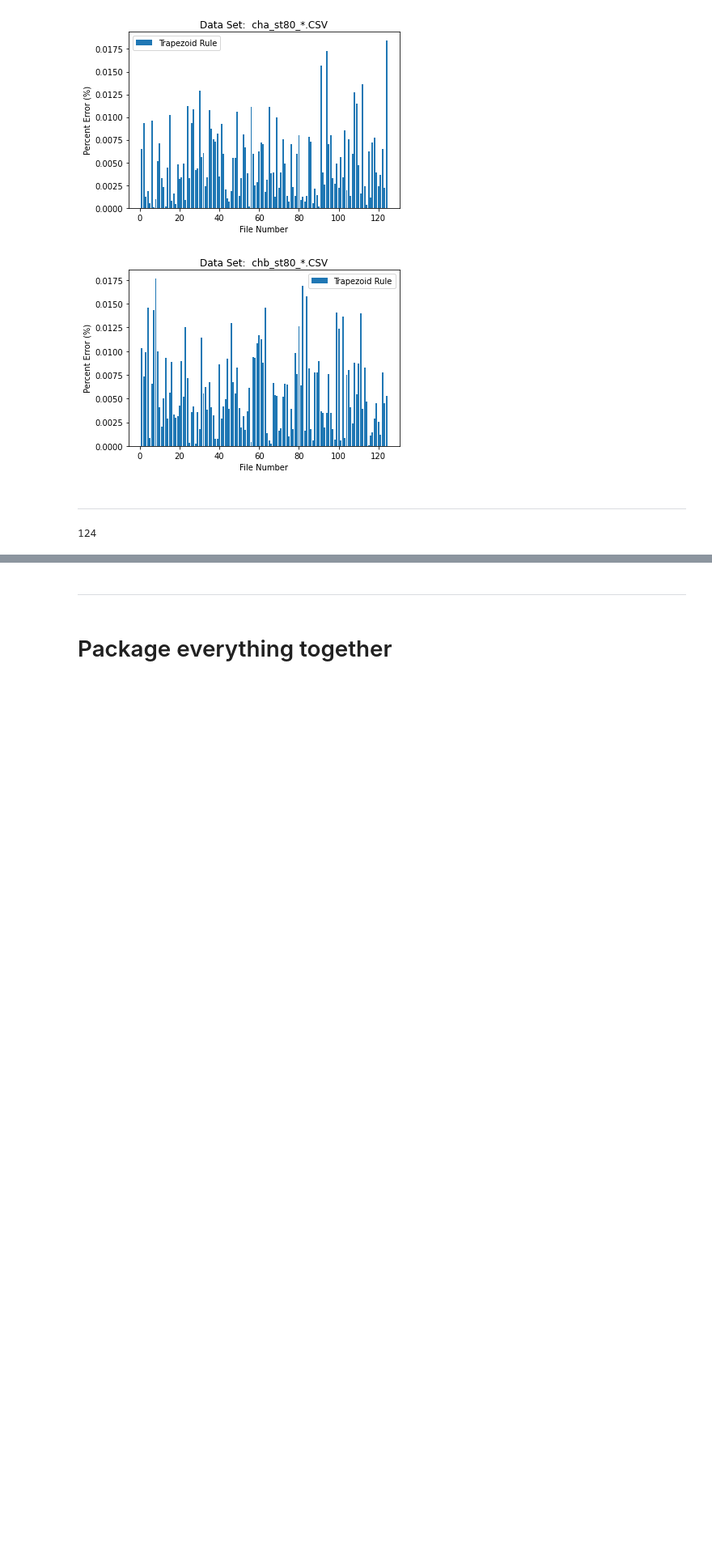
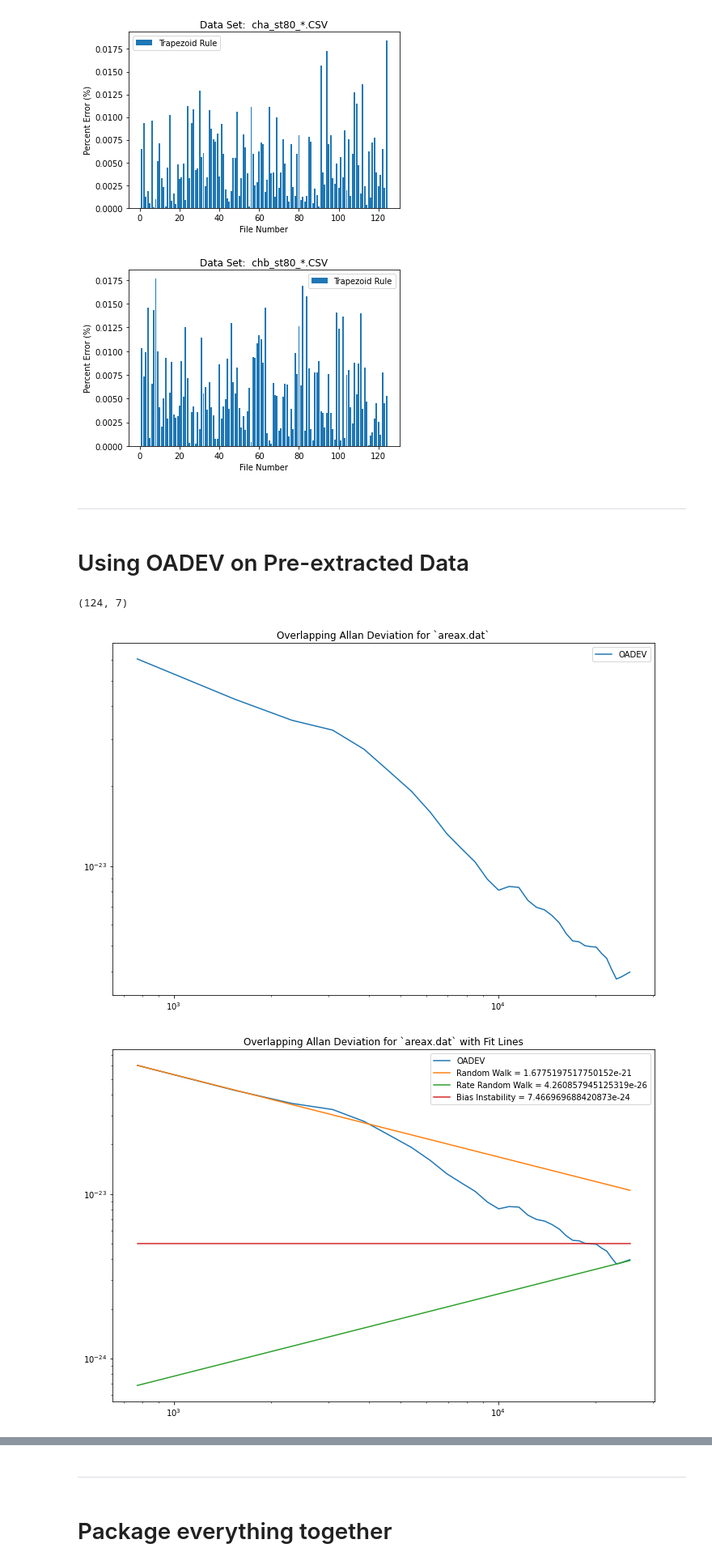
Before and after one commit to nurriol2/peak_fitting, a Jupyter notebook: lorentzian_peak_fitting.ipynb, the cells around one changed output, grey strips where cells are left out. Shown: that part at 81% size. Saved outputs shown, nothing was run; the diff lists cells and outputs as text; code cells hidden in the pictures; blank space fills up the shorter version.

Commit message:
Test fitting for SplitBandData

```diff
--- a/lorentzian_peak_fitting.ipynb
+++ b/lorentzian_peak_fitting.ipynb
@@ -688,9 +692,5 @@ single_peak_area_differences(data_sets["chb"])
 [figure]
 # %% [markdown]
 ---
-# %%
-# The way to load in .dat files
-areax = np.loadtxt("/content/split_detection/areay.dat")
-len(areax)
-# %% [output]
-124
+# %% [markdown]
+# Using OADEV on Pre-extracted Data
@@ -696,0 +705,45 @@ len(areax)
+# %%
+neg_sideband.shape
+# %% [output]
+(124, 7)
+# %%
+from allan_variance import overlapping_allan_deviation
+from coefficient_fitting import fit_random_walk_line, fit_rate_random_walk_line, fit_bias_instability_line
+
+def run_oadev(data, delta_t, title, maxNumM=62):
+
+    taus, oadev = overlapping_allan_deviation(data, Fs=1/delta_t, maxNumM=maxNumM)
+
+    fit_rw = fit_random_walk_line(taus, oadev)
+    fit_rrw = fit_rate_random_walk_line(taus, oadev)
+    fit_bi = fit_bias_instability_line(taus, oadev)
+
+    plt.figure(figsize=(12,8))
+    plt.loglog(taus, oadev, label="OADEV")
+    plt.legend()
+    plt.title(f"Overlapping Allan Deviation for `{title}`");
+    plt.show()
+
+    plt.figure(figsize=(12,8))
+    plt.loglog(taus, oadev, label="OADEV")
+    plt.loglog(taus, fit_rw[0], label=f"Random Walk = {fit_rw[1]}")
+    plt.loglog(taus, fit_rrw[0], label=f"Rate Random Walk = {fit_rrw[1]}")
+    plt.loglog(taus, fit_bi[0], label=f"Bias Instability = {fit_bi[1]}")
+    plt.legend()
+    plt.title(f"Overlapping Allan Deviation for `{title}` with Fit Lines");
+    plt.show()
+
+    print("\n\n")
+    return
+# %%
+run_oadev(areax, 772.26, "areax.dat", maxNumM=100)
+run_oadev(areay, 772.26, "areay.dat", maxNumM=100)
+run_oadev(fx, 772.26, "fx.dat", maxNumM=100)
+run_oadev(fy, 772.26, "fy.dat", maxNumM=100)
+
+
+#run_oadev(neg_sideband, 326.613, "fit_neg_sideband.dat", maxNumM=100)
+#run_oadev(pos_sideband, 326.613, "fit_pos_sideband.dat", maxNumM=100)
+# %% [output]
+[figure, added]
+[figure, added]
```
Also changed, not shown: parts of 15 cells of this notebook.
